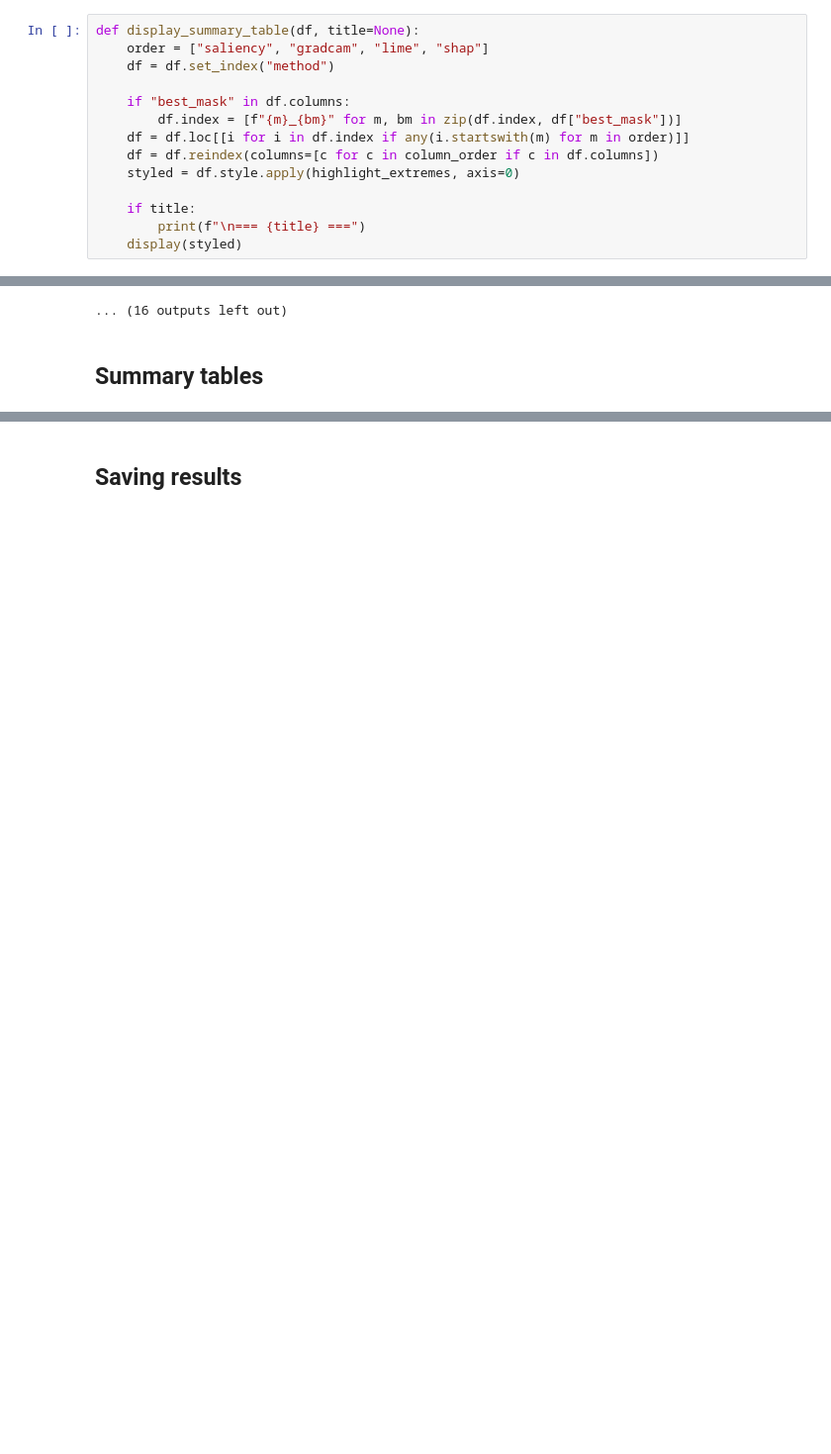
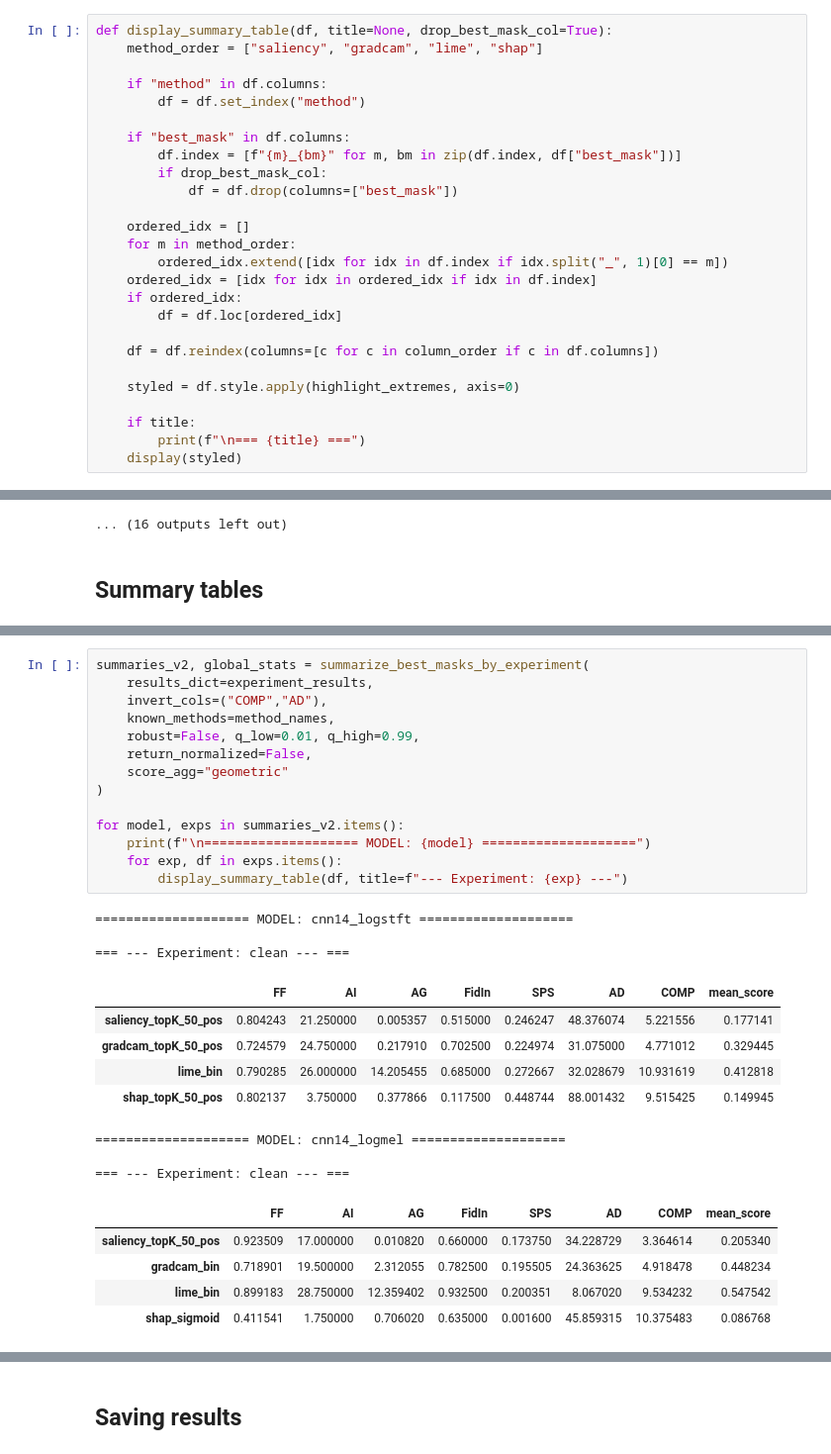
Before and after one commit to exile8/audio-xai, a Jupyter notebook: tables.ipynb, the cells around one changed output, grey strips where cells are left out. Shown at 99% size. Drawn from its saved outputs; the diff is of its cells as text; blank space fills up the shorter version.

Commit message:
More reasonable aggregation for summary tables

```diff
--- a/tables.ipynb
+++ b/tables.ipynb
@@ -145,14 +146,26 @@ def display_experiment_results(results):
         for name, df in exps.items():
             _show(df, title=name)
 # %%
-def display_summary_table(df, title=None):
-    order = ["saliency", "gradcam", "lime", "shap"]
-    df = df.set_index("method")
+def display_summary_table(df, title=None, drop_best_mask_col=True):
+    method_order = ["saliency", "gradcam", "lime", "shap"]
+
+    if "method" in df.columns:
+        df = df.set_index("method")
 
     if "best_mask" in df.columns:
         df.index = [f"{m}_{bm}" for m, bm in zip(df.index, df["best_mask"])]
-    df = df.loc[[i for i in df.index if any(i.startswith(m) for m in order)]]
+        if drop_best_mask_col:
+            df = df.drop(columns=["best_mask"])
+
+    ordered_idx = []
+    for m in method_order:
+        ordered_idx.extend([idx for idx in df.index if idx.split("_", 1)[0] == m])
+    ordered_idx = [idx for idx in ordered_idx if idx in df.index]
+    if ordered_idx:
+        df = df.loc[ordered_idx]
+
     df = df.reindex(columns=[c for c in column_order if c in df.columns])
+
     styled = df.style.apply(highlight_extremes, axis=0)
 
     if title:
@@ -1143,0 +1255,31 @@ for model, exps in summaries_v2.items():
+# %%
+summaries_v2, global_stats = summarize_best_masks_by_experiment(
+    results_dict=experiment_results,
+    invert_cols=("COMP","AD"),
+    known_methods=method_names,
+    robust=False, q_low=0.01, q_high=0.99,
+    return_normalized=False,
+    score_agg="geometric"
+)
+
+for model, exps in summaries_v2.items():
+    print(f"\n==================== MODEL: {model} ====================")
+    for exp, df in exps.items():
+        display_summary_table(df, title=f"--- Experiment: {exp} ---")
+# %% [output]
+==================== MODEL: cnn14_logstft ====================
+
+=== --- Experiment: clean --- ===
+|  | FF | AI | AG | FidIn | SPS | AD | COMP | mean_score |
+| saliency_topK_50_pos | 0.804243 | 21.250000 | 0.005357 | 0.515000 | 0.246247 | 48.376074 | 5.221556 | 0.177141 |
+| gradcam_topK_50_pos | 0.724579 | 24.750000 | 0.217910 | 0.702500 | 0.224974 | 31.075000 | 4.771012 | 0.329445 |
+| lime_bin | 0.790285 | 26.000000 | 14.205455 | 0.685000 | 0.272667 | 32.028679 | 10.931619 | 0.412818 |
+| shap_topK_50_pos | 0.802137 | 3.750000 | 0.377866 | 0.117500 | 0.448744 | 88.001432 | 9.515425 | 0.149945 |
+==================== MODEL: cnn14_logmel ====================
+
+=== --- Experiment: clean --- ===
+|  | FF | AI | AG | FidIn | SPS | AD | COMP | mean_score |
+| saliency_topK_50_pos | 0.923509 | 17.000000 | 0.010820 | 0.660000 | 0.173750 | 34.228729 | 3.364614 | 0.205340 |
+| gradcam_bin | 0.718901 | 19.500000 | 2.312055 | 0.782500 | 0.195505 | 24.363625 | 4.918478 | 0.448234 |
+| lime_bin | 0.899183 | 28.750000 | 12.359402 | 0.932500 | 0.200351 | 8.067020 | 9.534232 | 0.547542 |
+| shap_sigmoid | 0.411541 | 1.750000 | 0.706020 | 0.635000 | 0.001600 | 45.859315 | 10.375483 | 0.086768 |
```
Also changed, not shown: parts of 5 cells of this notebook, 1 other file.
